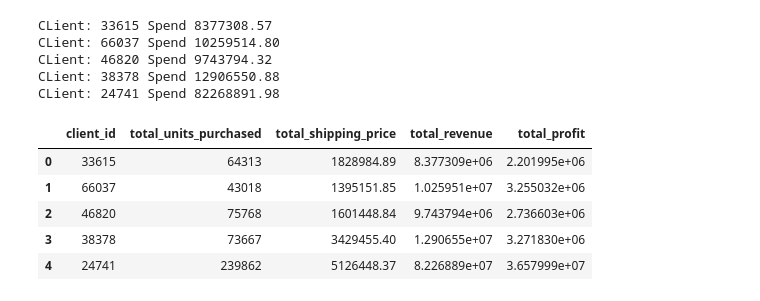
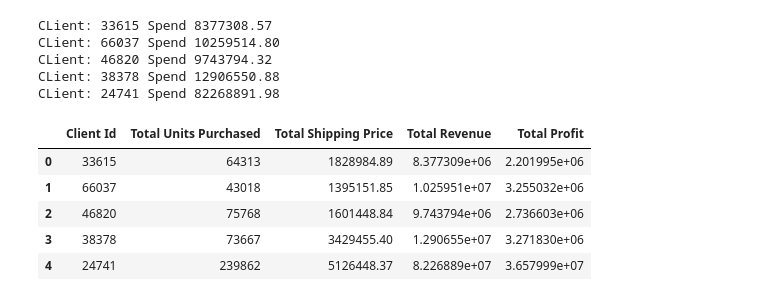
Before and after one commit to avineets87/pandas-challenge-1, a Jupyter notebook: wholesale_data_analysis_starter_code.ipynb, the cells around one changed output. Drawn from its saved outputs; the diff is of its cells as text; code cells hidden in the pictures.

```diff
--- a/wholesale_data_analysis_starter_code.ipynb
+++ b/wholesale_data_analysis_starter_code.ipynb
@@ -197,25 +197,25 @@ CLient: 24741 Spend 82268891.98
 # %%
 # Create a summary DataFrame showing the totals for the for the top 5 clients with the following information:
 # total units purchased, total shipping price, total revenue, and total profit.
 df_dictionary = []
 for client in clientId_list:
     spend_df =  df.loc[df['client_id']==client]
     total_units_purchased = spend_df['qty'].sum()
     total_shipping_price = spend_df['shipping_price'].sum()
     total_revenue = spend_df['total_price'].sum()
     total_profit = spend_df['profit'].sum()
     df_dictionary.append({
-        "client_id":client,
-        "total_units_purchased":total_units_purchased,
-        "total_shipping_price":total_shipping_price,
-        "total_revenue":total_revenue,
-        "total_profit":total_profit
+        "Client Id":client,
+        "Total Units Purchased":total_units_purchased,
+        "Total Shipping Price":total_shipping_price,
+        "Total Revenue":total_revenue,
+        "Total Profit":total_profit
     })
 
 summary_df = pd.DataFrame(df_dictionary)
 summary_df
 # %% [output]
-|  | client_id | total_units_purchased | total_shipping_price | total_revenue | total_profit |
+|  | Client Id | Total Units Purchased | Total Shipping Price | Total Revenue | Total Profit |
 | 0 | 33615 | 64313 | 1828984.89 | 8.377309e+06 | 2.201995e+06 |
 | 1 | 66037 | 43018 | 1395151.85 | 1.025951e+07 | 3.255032e+06 |
 | 2 | 46820 | 75768 | 1601448.84 | 9.743794e+06 | 2.736603e+06 |
```
Also changed, not shown: parts of 2 cells of this notebook.
